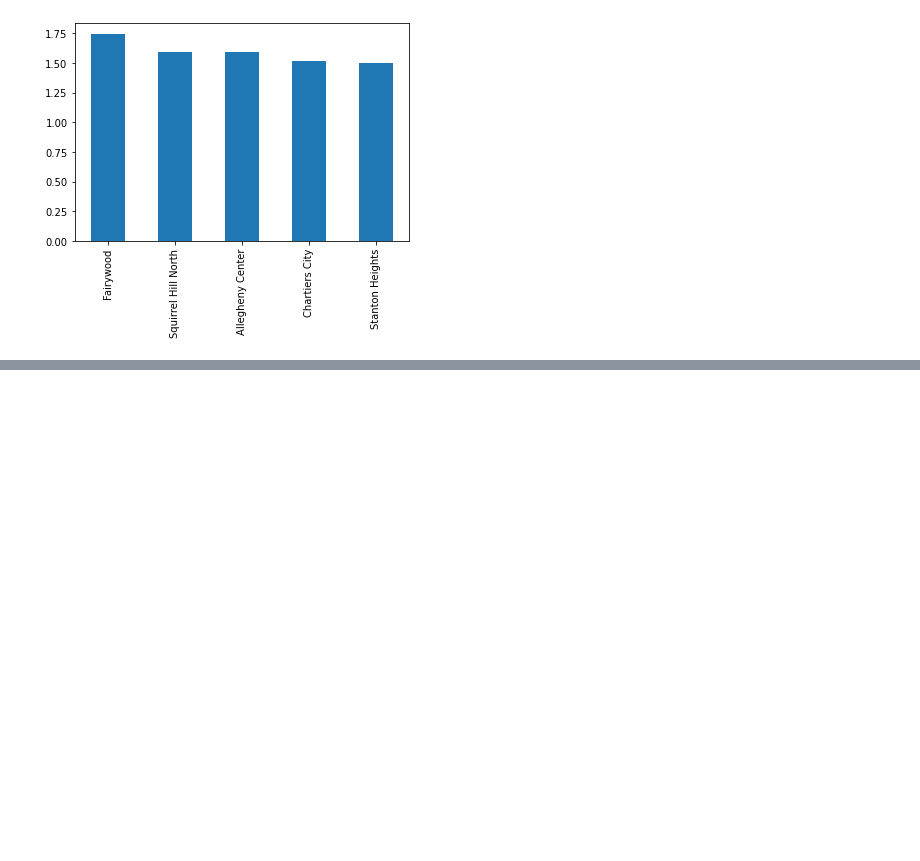
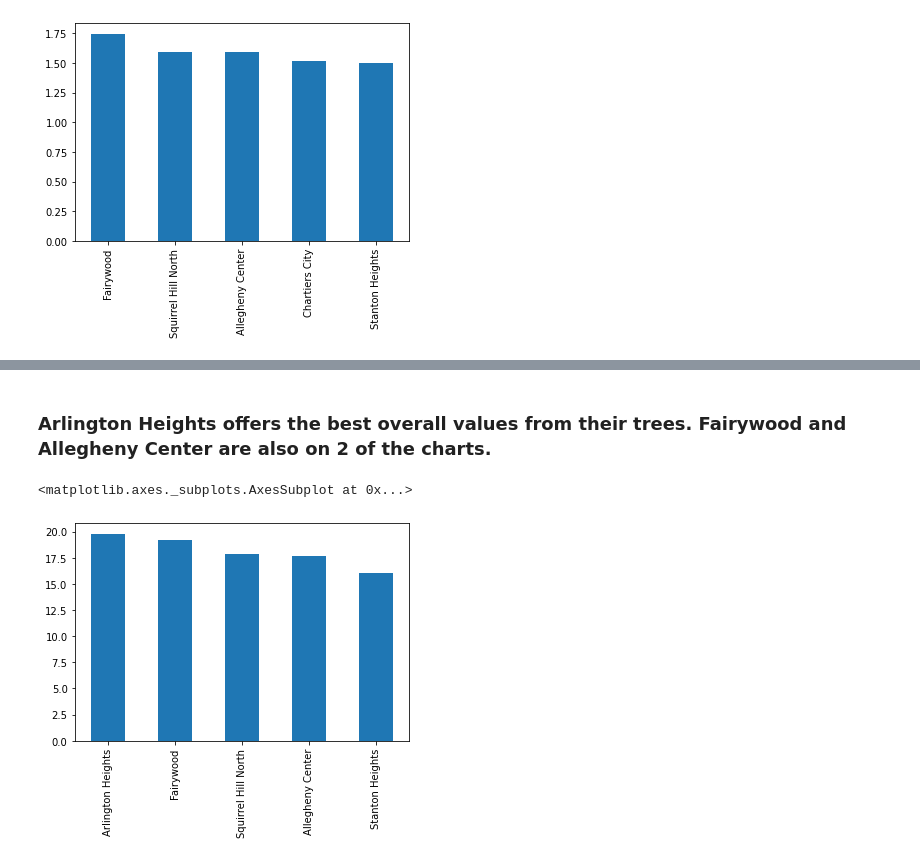
Before and after one commit to jackerman76/BigIdeasFinal, a Jupyter notebook: Trees/Trees.ipynb, the cells around one changed output, grey strips where cells are left out. Cells and saved outputs as stored; diff of their text form; code cells hidden in the pictures; blank space fills up the shorter version.

```diff
--- a/Trees/Trees.ipynb
+++ b/Trees/Trees.ipynb
@@ -123,0 +110,22 @@ topTenData.plot.bar()
+# %% [markdown]
+### Arlington Heights offers the best overall values from their trees. Fairywood and Allegheny Center are also on 2 of the charts.
+# %%
+neighborhoodList=[]
+averageStormwaterValueList=[]
+for a in q:
+    neighborhoodList.append(a)
+
+for n in neighborhoodList:
+    b = t['neighborhood'] == n
+    bb = t[b]
+    BBB = bb['stormwater_benefits_dollar_value'].mean()
+    averageStormwaterValueList.append(BBB)
+
+
+allData3 = pd.Series(averageStormwaterValueList, index=neighborhoodList)
+allData3.sort_values(ascending=False, inplace=True)
+topTenData3=allData3.head(5)
+topTenData3.plot.bar()
+# %% [output]
+<matplotlib.axes._subplots.AxesSubplot at 0x...>
+[figure, added]
```
Also changed, not shown: parts of 4 cells of this notebook.
